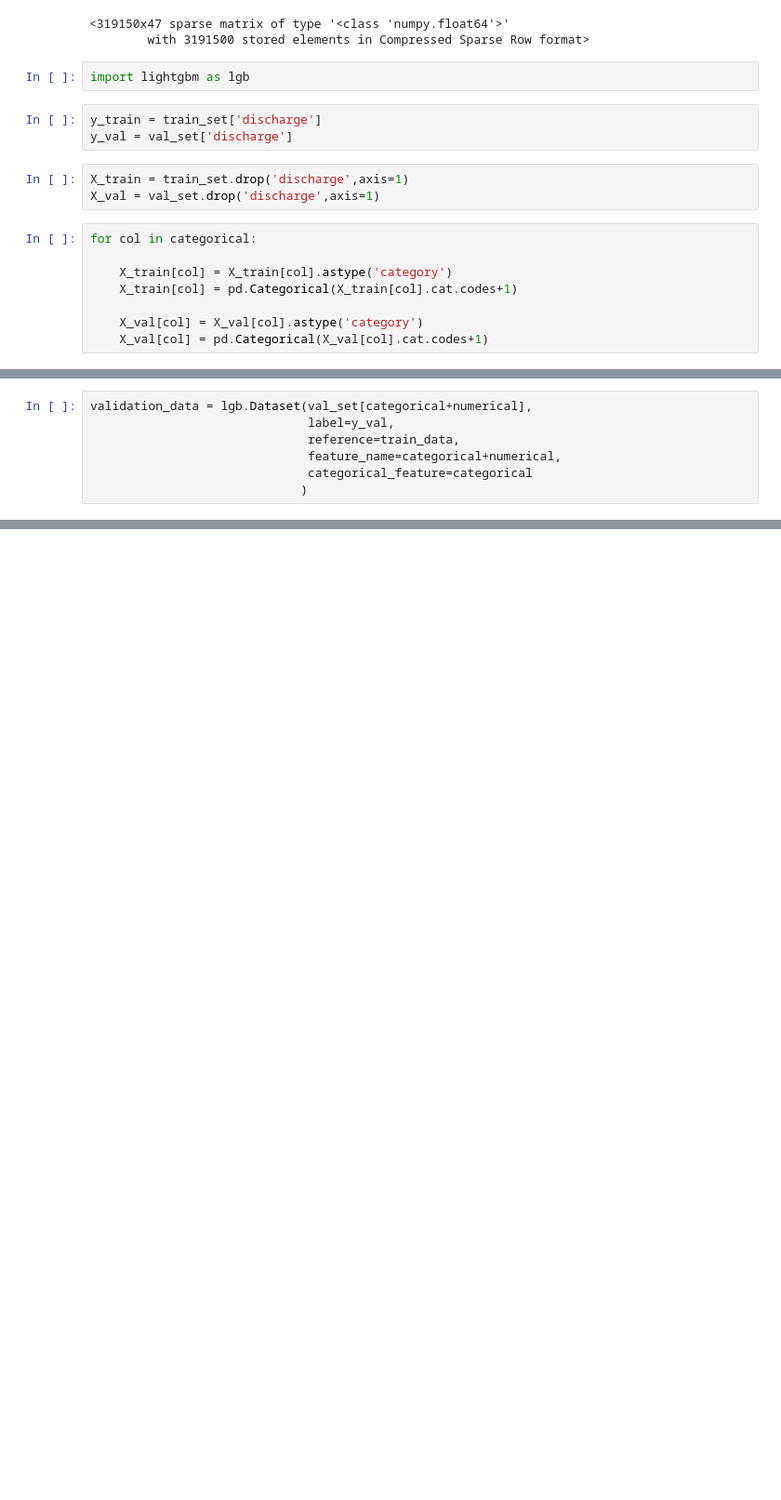
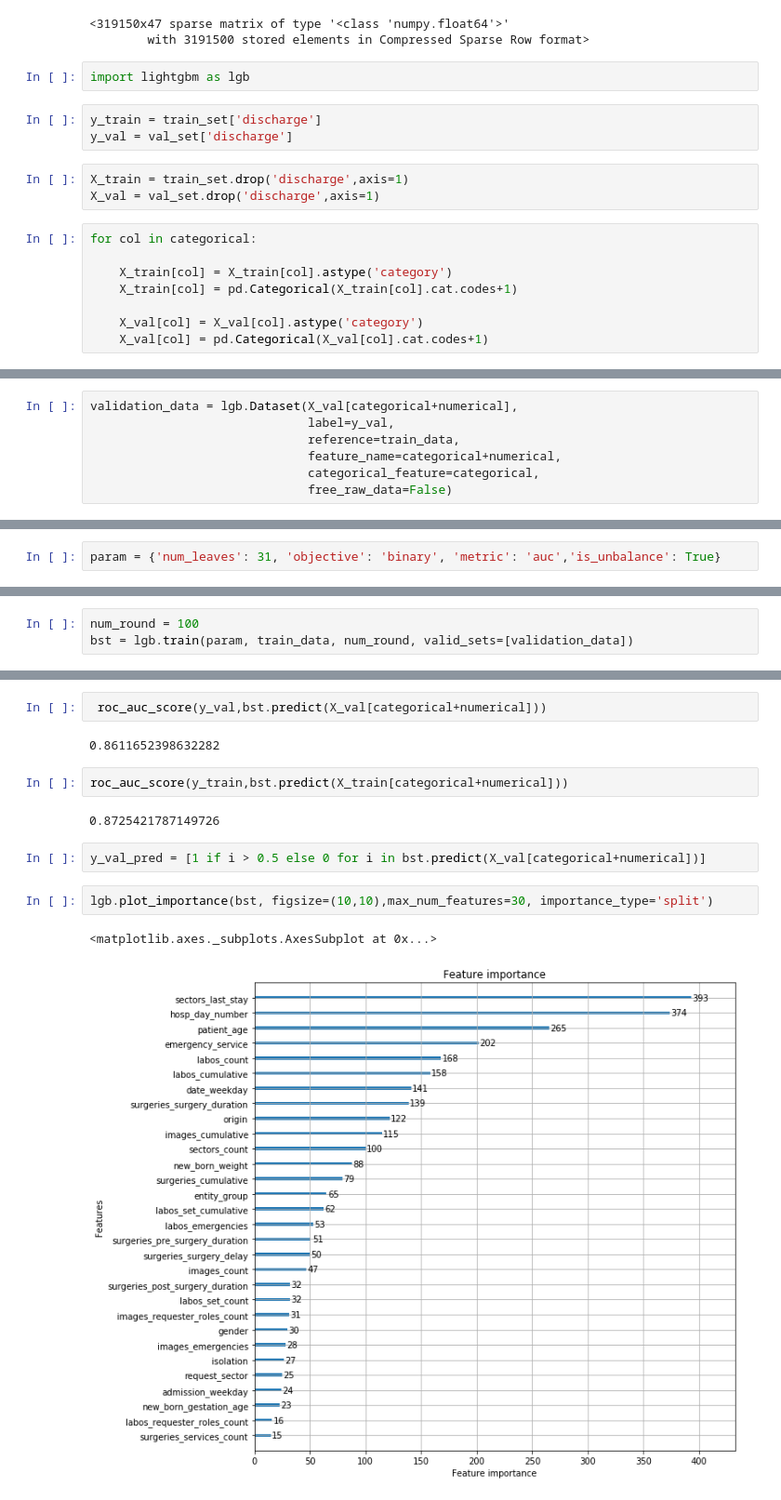
Before and after one commit to josedallavia/A-Machine-Learning-Approach-for-Optimization-of-Hospital-Bed-Utilization, a Jupyter notebook: model/MVP.ipynb, the cells around one changed output, grey strips where cells are left out. Shown at 93% size. Saved outputs shown, nothing was run; the diff lists cells and outputs as text; blank space fills up the shorter version.

```diff
--- a/model/MVP.ipynb
+++ b/model/MVP.ipynb
@@ -168 +169,8 @@ train_data.save_binary('data/hospital_dataset/train.bin')
+# %%
+validation_data = lgb.Dataset(X_val[categorical+numerical],
+                              label=y_val,
+                              reference=train_data,
+                              feature_name=categorical+numerical,
+                              categorical_feature=categorical,
+                              free_raw_data=False)
 # %%
@@ -170,7 +186,2 @@ validation_data.save_binary('data/hospital_dataset/validation.bin')
-# %%
-validation_data = lgb.Dataset(val_set[categorical+numerical],
-                              label=y_val,
-                              reference=train_data,
-                              feature_name=categorical+numerical,
-                              categorical_feature=categorical
-                             )
+# %%
+param = {'num_leaves': 31, 'objective': 'binary', 'metric': 'auc','is_unbalance': True}
@@ -176,0 +194,3 @@ validation_data = lgb.Dataset(val_set[categorical+numerical],
+# %%
+num_round = 100
+bst = lgb.train(param, train_data, num_round, valid_sets=[validation_data])
@@ -176,0 +217,15 @@ validation_data = lgb.Dataset(val_set[categorical+numerical],
+# %%
+ roc_auc_score(y_val,bst.predict(X_val[categorical+numerical]))
+# %% [output]
+0.8611652398632282
+# %%
+roc_auc_score(y_train,bst.predict(X_train[categorical+numerical]))
+# %% [output]
+0.8725421787149726
+# %%
+y_val_pred = [1 if i > 0.5 else 0 for i in bst.predict(X_val[categorical+numerical])]
+# %%
+lgb.plot_importance(bst, figsize=(10,10),max_num_features=30, importance_type='split')
+# %% [output]
+<matplotlib.axes._subplots.AxesSubplot at 0x...>
+[figure, added]
```
Also changed, not shown: parts of 7 cells of this notebook.
